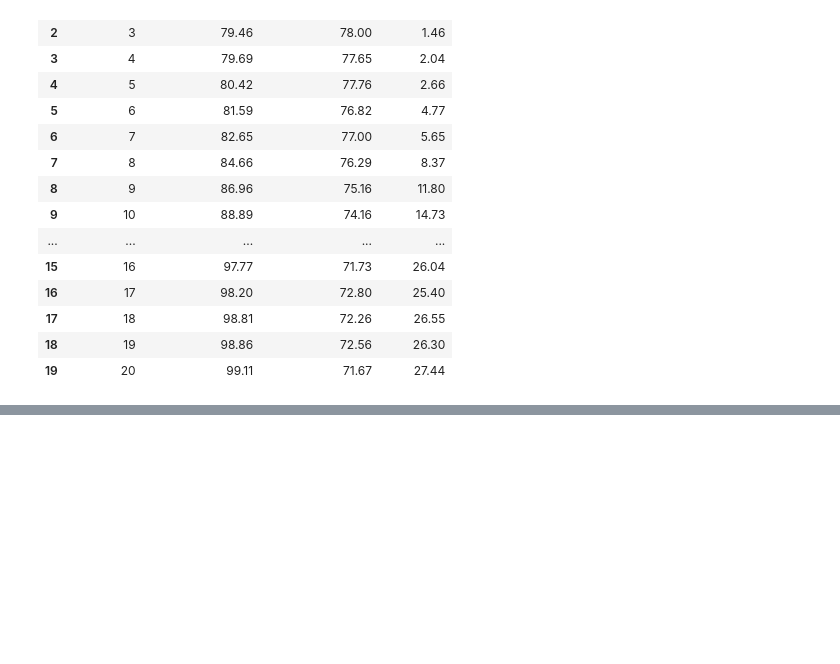
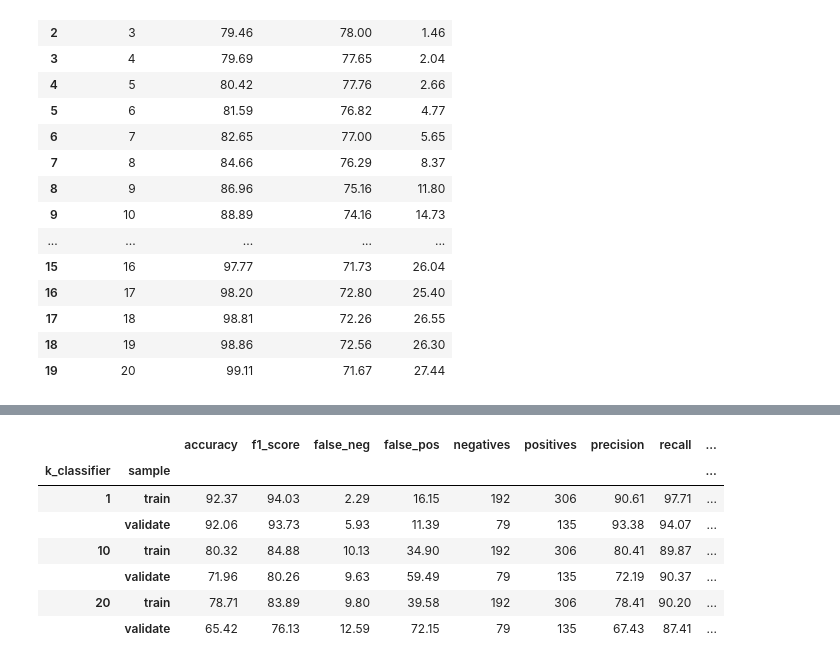
Before and after one commit to BraedenWright/classification-exercises, a Jupyter notebook: model.ipynb, the cells around one changed output, grey strips where cells are left out. Saved outputs shown, nothing was run; the diff lists cells and outputs as text; code cells hidden in the pictures; blank space fills up the shorter version.

```diff
--- a/model.ipynb
+++ b/model.ipynb
@@ -1218,0 +1464,3 @@ def titanic_in_or_out(df):
+# %%
+metrics_df = titanic_in_or_out(df)
+metrics_df
@@ -1218,0 +1475,11 @@ def titanic_in_or_out(df):
+# %%
+metrics_df.pivot_table(index=['k_classifier', 'sample'])
+# %% [output]
+|  |  | accuracy | f1_score | false_neg | false_pos | negatives | positives | precision | recall | ... |
+| k_classifier | sample |  |  |  |  |  |  |  |  | ... |
+| 1 | train | 92.37 | 94.03 | 2.29 | 16.15 | 192 | 306 | 90.61 | 97.71 | ... |
+|  | validate | 92.06 | 93.73 | 5.93 | 11.39 | 79 | 135 | 93.38 | 94.07 | ... |
+| 10 | train | 80.32 | 84.88 | 10.13 | 34.90 | 192 | 306 | 80.41 | 89.87 | ... |
+|  | validate | 71.96 | 80.26 | 9.63 | 59.49 | 79 | 135 | 72.19 | 90.37 | ... |
+| 20 | train | 78.71 | 83.89 | 9.80 | 39.58 | 192 | 306 | 78.41 | 90.20 | ... |
+|  | validate | 65.42 | 76.13 | 12.59 | 72.15 | 79 | 135 | 67.43 | 87.41 | ... |
```
Also changed, not shown: parts of 82 cells of this notebook.
